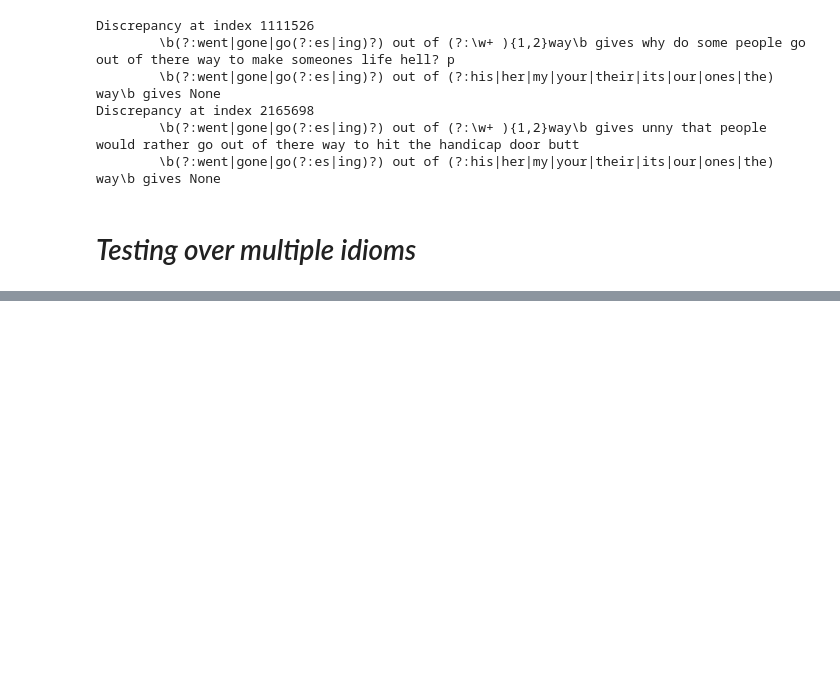
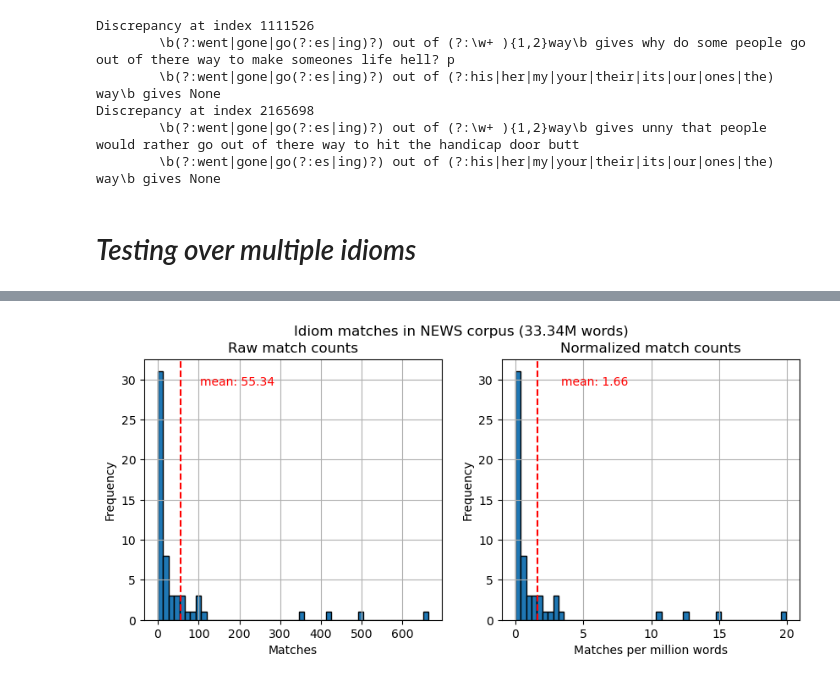
Before and after one commit to evanshaped/idiom-trends, a Jupyter notebook: idiomsExploration.ipynb, the cells around one changed output, grey strips where cells are left out. Saved outputs shown, nothing was run; the diff lists cells and outputs as text; code cells hidden in the pictures; blank space fills up the shorter version.

```diff
--- a/idiomsExploration.ipynb
+++ b/idiomsExploration.ipynb
@@ -2419,0 +2470,2 @@ histCorpusMatches(*blogs_results, blogs_size, corpusName="BLOGS")
+# %%
+news_results = testCorpus(newsTexts, idiom_list_confident, "NEWS")
@@ -2419,0 +2490,4 @@ histCorpusMatches(*blogs_results, blogs_size, corpusName="BLOGS")
+# %%
+histCorpusMatches(*news_results, news_size, corpusName="NEWS")
+# %% [output]
+[figure, added]
```
Also changed, not shown: parts of 16 cells of this notebook.
